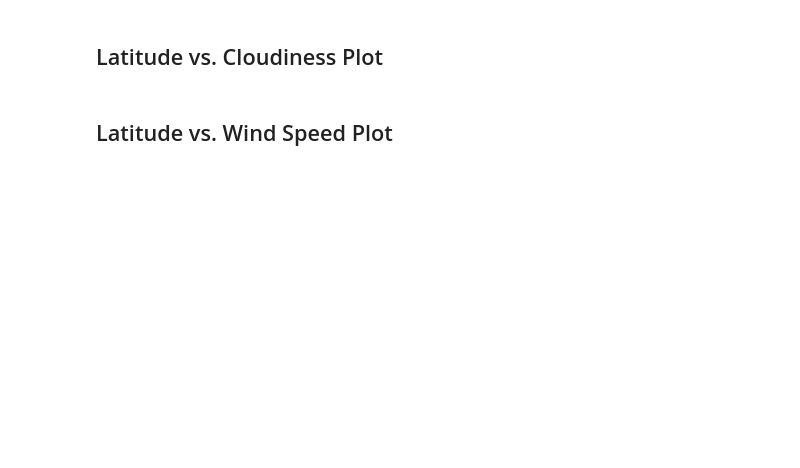
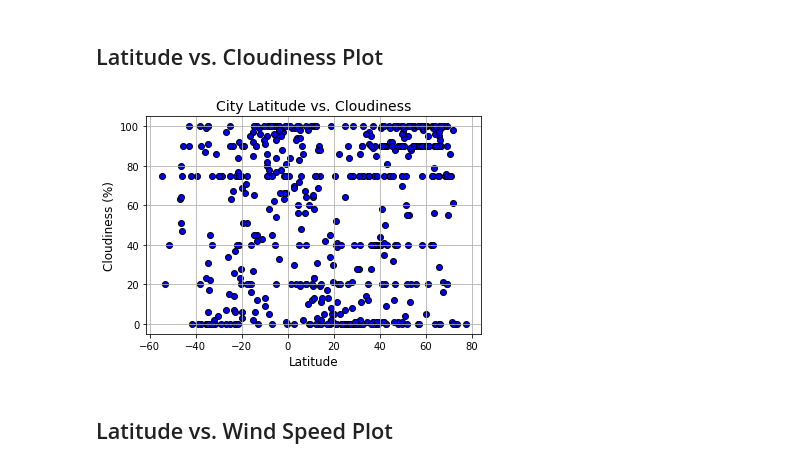
Before and after one commit to LF-Ruiz/Python_APIs_Homework, a Jupyter notebook: Python_API_Solved/WeatherPy_homework_solved.ipynb, the cells around one changed output. Drawn from its saved outputs; the diff is of its cells as text; code cells hidden in the pictures; blank space fills up the shorter version.

```diff
--- a/Python_API_Solved/WeatherPy_homework_solved.ipynb
+++ b/Python_API_Solved/WeatherPy_homework_solved.ipynb
@@ -265,17 +328,19 @@ plt.show()
 ## Latitude vs. Cloudiness Plot
 # %%
 # Scatter plot lat vs cloudiness ---
-plt.scatter(latitudes, cloudiness, marker="o", facecolors="blue", edgecolors="black")
+plt.scatter(clean_weather_df['Lat'], clean_weather_df['Cloudiness (%)'], marker="o", facecolors="blue", edgecolors="black")
 
 # Titles
 plt.title("City Latitude vs. Cloudiness", fontsize=14)
 plt.ylabel("Cloudiness (%)", fontsize=12)
 plt.xlabel("Latitude", fontsize=12)
 plt.grid()
 
 # Display
 #plt.savefig("../Images/latitude-vs-cloudiness.png")
 plt.show()
+# %% [output]
+[figure, added]
 # %% [markdown]
 ## Latitude vs. Wind Speed Plot
 # %%
```
Also changed, not shown: parts of 22 cells of this notebook, 7 other files.
